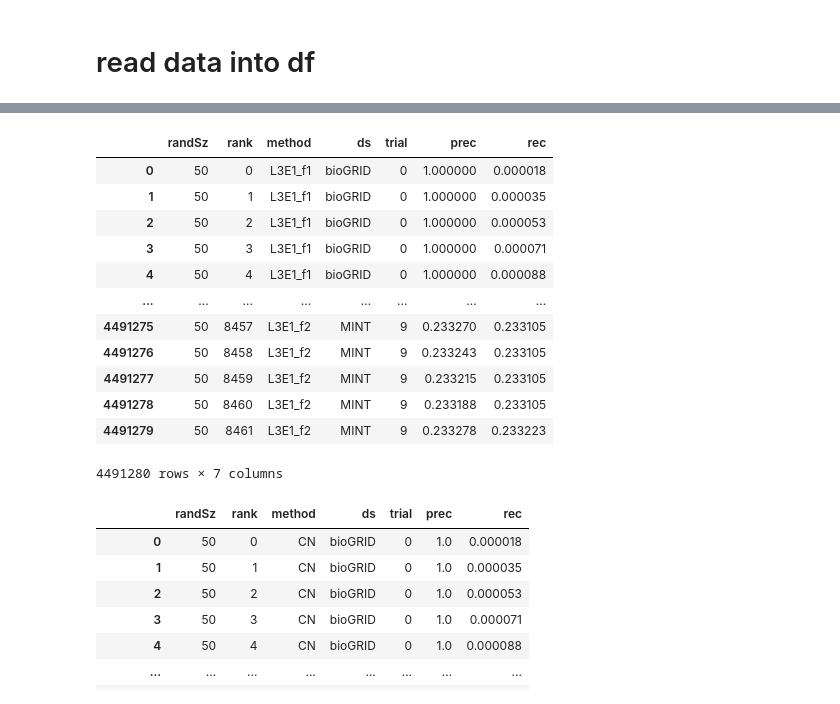
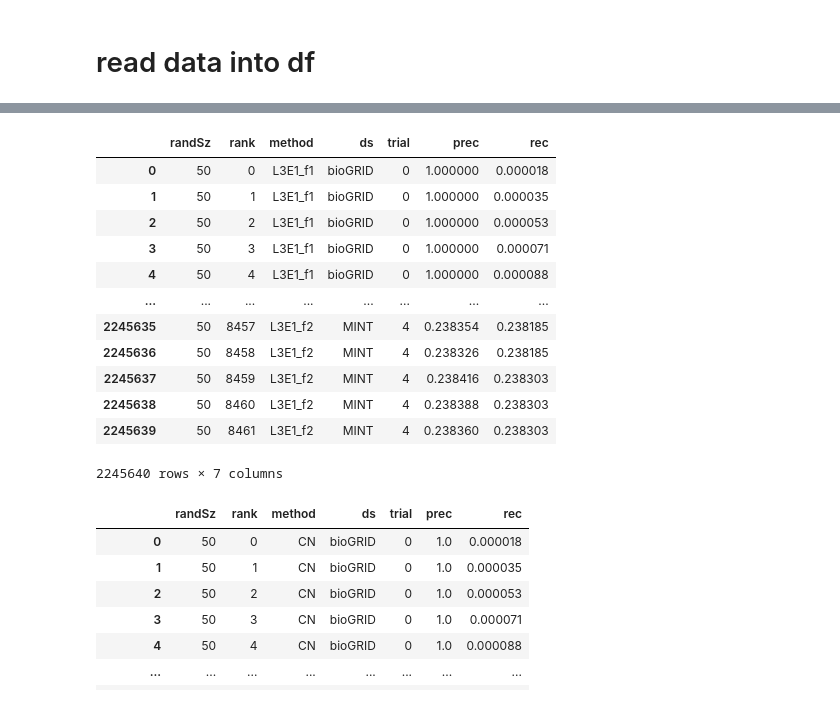
Before and after one commit to andy897221/BMC_PPI_L3N, a Jupyter notebook: src/notebook/Figure - precision recall.ipynb, the cells around one changed output, grey strips where cells are left out. Saved outputs shown, nothing was run; the diff lists cells and outputs as text; code cells hidden in the pictures.

```diff
--- a/src/notebook/Figure - precision recall.ipynb
+++ b/src/notebook/Figure - precision recall.ipynb
@@ -86,3 +103,32 @@ abbrevs = dict(zip(methods_map, abbrev_map))
 labels = dict(zip(methods_map, label_map))
 # %% [markdown]
 # read data into df
+# %%
+# import all prec rec into data structure:
+# col: rank, method, ds, trial, prec, rec
+
+#methods = ["L3E1_f1", "L3E_f1Alt", "L3E_f2Alt", "L3E1_f2"]
+#ds_names = ['bioGRID', 'STRING', 'MINT']
+methods = ["commonNeighbor", "L3Normalizing", "CRA", "CH2_L3", "Sim", 'random', "L3E1_f1", "L3E1_f2"]
+ds_names = ['bioGRID', 'STRING', 'MINT']
+ds_names = [ds+"_contam{}Percent".format(salt) for ds in ds_names for salt in [5,10,15,20,25]]
+
+df = defaultdict(list)
+
+for ds in ds_names:
+    for method in methods:
+        for i in range(0,10):
+            precRec = {}
+            with open("./precision_recall_out/{}_{}_topPPI_{}.json".format(method, ds, i), "r") as f:
+                precRec = json.loads(f.read())
+
+                df["randSz"] += [50 for j in range(len(precRec['prec']))]
+                df["rank"] += [j for j in range(len(precRec['prec']))]
+                df['method'] += [methods_names[method] for j in range(len(precRec['prec']))]
+                df['ds'] += [ds for j in range(len(precRec['prec']))]
+                df['trial'] += [int(i) for j in range(len(precRec['prec']))]
+                df['prec'] += precRec['prec']
+                df['rec'] += precRec['rec']
+
+df = pd.DataFrame(df)
+df
@@ -92,40 +152,42 @@ labels = dict(zip(methods_map, label_map))
 
 methods = ["L3E1_f1", "L3E_f1Alt", "L3E_f2Alt", "L3E1_f2"]
 ds_names = ['bioGRID', 'STRING', 'MINT']
+#methods = ["commonNeighbor", "L3Normalizing", "CRA", "CH2_L3", "Sim", 'random', "L3E1_f1", "L3E1_f2"]
+#ds_names = ['bioGRID_5FoldCV', 'STRING_5FoldCV', 'MINT_5FoldCV'] # means have self PPIs lol
 
 df = defaultdict(list)
 
 for ds in ds_names:
     for method in methods:
-        for i in range(0,10):
+        for i in range(5):
             precRec = {}
             with open("./precision_recall_out/{}_{}_topPPI_{}.json".format(method, ds, i), "r") as f:
                 precRec = json.loads(f.read())
 
                 df["randSz"] += [50 for j in range(len(precRec['prec']))]
                 df["rank"] += [j for j in range(len(precRec['prec']))]
                 df['method'] += [methods_names[method] for j in range(len(precRec['prec']))]
                 df['ds'] += [ds for j in range(len(precRec['prec']))]
                 df['trial'] += [int(i) for j in range(len(precRec['prec']))]
                 df['prec'] += precRec['prec']
                 df['rec'] += precRec['rec']
 
 df = pd.DataFrame(df)
 df
 # %% [output]
 |  | randSz | rank | method | ds | trial | prec | rec |
 | 0 | 50 | 0 | L3E1_f1 | bioGRID | 0 | 1.000000 | 0.000018 |
 | 1 | 50 | 1 | L3E1_f1 | bioGRID | 0 | 1.000000 | 0.000035 |
 | 2 | 50 | 2 | L3E1_f1 | bioGRID | 0 | 1.000000 | 0.000053 |
 | 3 | 50 | 3 | L3E1_f1 | bioGRID | 0 | 1.000000 | 0.000071 |
 | 4 | 50 | 4 | L3E1_f1 | bioGRID | 0 | 1.000000 | 0.000088 |
 | ... | ... | ... | ... | ... | ... | ... | ... |
-| 4491275 | 50 | 8457 | L3E1_f2 | MINT | 9 | 0.233270 | 0.233105 |
-| 4491276 | 50 | 8458 | L3E1_f2 | MINT | 9 | 0.233243 | 0.233105 |
-| 4491277 | 50 | 8459 | L3E1_f2 | MINT | 9 | 0.233215 | 0.233105 |
-| 4491278 | 50 | 8460 | L3E1_f2 | MINT | 9 | 0.233188 | 0.233105 |
-| 4491279 | 50 | 8461 | L3E1_f2 | MINT | 9 | 0.233278 | 0.233223 |
+| 2245635 | 50 | 8457 | L3E1_f2 | MINT | 4 | 0.238354 | 0.238185 |
+| 2245636 | 50 | 8458 | L3E1_f2 | MINT | 4 | 0.238326 | 0.238185 |
+| 2245637 | 50 | 8459 | L3E1_f2 | MINT | 4 | 0.238416 | 0.238303 |
+| 2245638 | 50 | 8460 | L3E1_f2 | MINT | 4 | 0.238388 | 0.238303 |
+| 2245639 | 50 | 8461 | L3E1_f2 | MINT | 4 | 0.238360 | 0.238303 |
-4491280 rows × 7 columns
+2245640 rows × 7 columns
 # %%
 # import all prec rec into data structure:
 # col: rank, method, ds, trial, prec, rec
```
Also changed, not shown: parts of 29 cells of this notebook, 52 other files.
